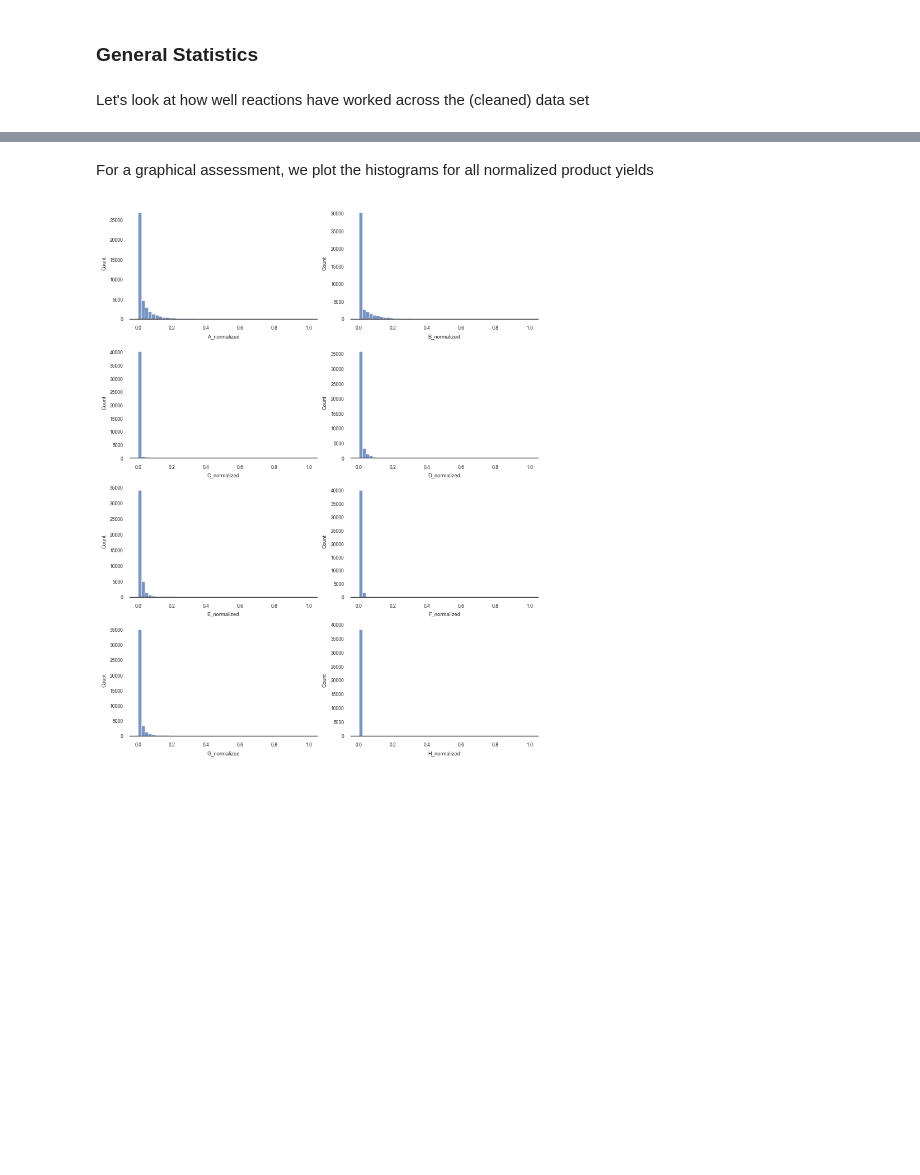
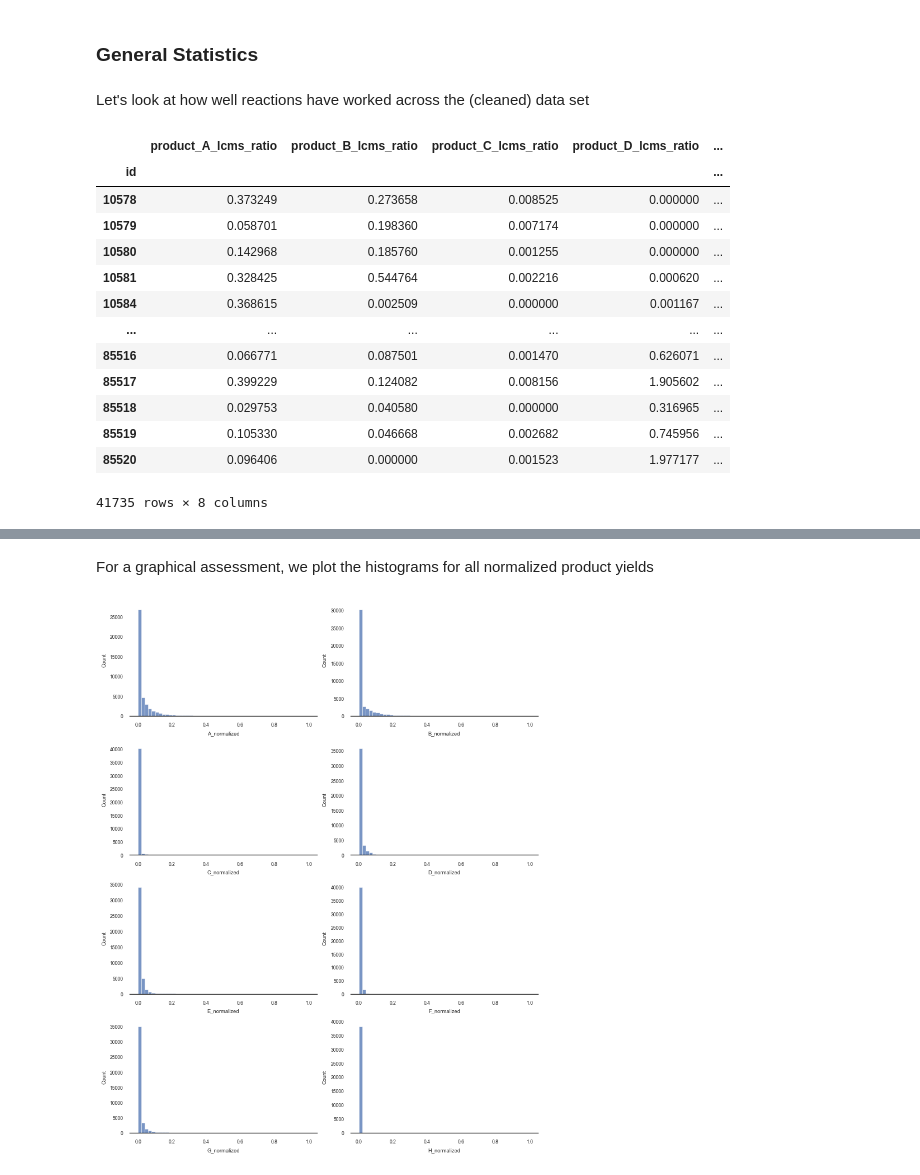
Before and after one commit to jugoetz/library-generation, a Jupyter notebook: notebooks/data_analysis/exploratory_data_analysis.ipynb, the cells around one changed output, grey strips where cells are left out. Drawn from its saved outputs; the diff is of its cells as text; code cells hidden in the pictures; blank space fills up the shorter version.

```diff
--- a/notebooks/data_analysis/exploratory_data_analysis.ipynb
+++ b/notebooks/data_analysis/exploratory_data_analysis.ipynb
@@ -51,7 +54,7 @@ sns.set_theme(context="paper",
 # %% [markdown]
 ### Load and filter data <a id='section_id'></a>
 # %%
-db = MyDatabaseConnection()  # we will use this for various simple queries
+db = SynFermDatabaseConnection()  # we will use this for various simple queries
 # %%
 con = sqlite3.connect(DB_PATH)
 df_full = pd.read_sql('SELECT * FROM experiments', con, index_col='id', coerce_float=False ,parse_dates={'synthesis_date_unixepoch': {'utc': False, 'unit': 's'}})
@@ -422,4 +426,21 @@ df
 ### General Statistics <a id=3></a>
 # %% [markdown]
 Let's look at how well reactions have worked across the (cleaned) data set
+# %%
+df[[col for col in df.columns if 'lcms' in col]]
+# %% [output]
+|  | product_A_lcms_ratio | product_B_lcms_ratio | product_C_lcms_ratio | product_D_lcms_ratio | ... |
+| id |  |  |  |  | ... |
+| 10578 | 0.373249 | 0.273658 | 0.008525 | 0.000000 | ... |
+| 10579 | 0.058701 | 0.198360 | 0.007174 | 0.000000 | ... |
+| 10580 | 0.142968 | 0.185760 | 0.001255 | 0.000000 | ... |
+| 10581 | 0.328425 | 0.544764 | 0.002216 | 0.000620 | ... |
+| 10584 | 0.368615 | 0.002509 | 0.000000 | 0.001167 | ... |
+| ... | ... | ... | ... | ... | ... |
+| 85516 | 0.066771 | 0.087501 | 0.001470 | 0.626071 | ... |
+| 85517 | 0.399229 | 0.124082 | 0.008156 | 1.905602 | ... |
+| 85518 | 0.029753 | 0.040580 | 0.000000 | 0.316965 | ... |
+| 85519 | 0.105330 | 0.046668 | 0.002682 | 0.745956 | ... |
+| 85520 | 0.096406 | 0.000000 | 0.001523 | 1.977177 | ... |
+41735 rows × 8 columns
 # %%
```
Also changed, not shown: parts of 28 cells of this notebook.
